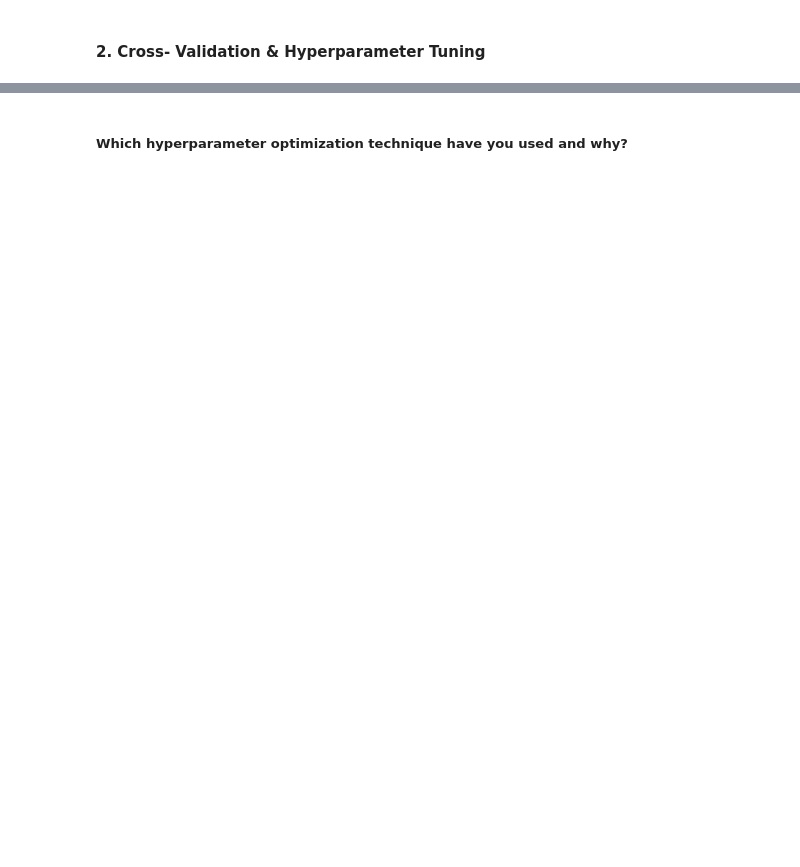
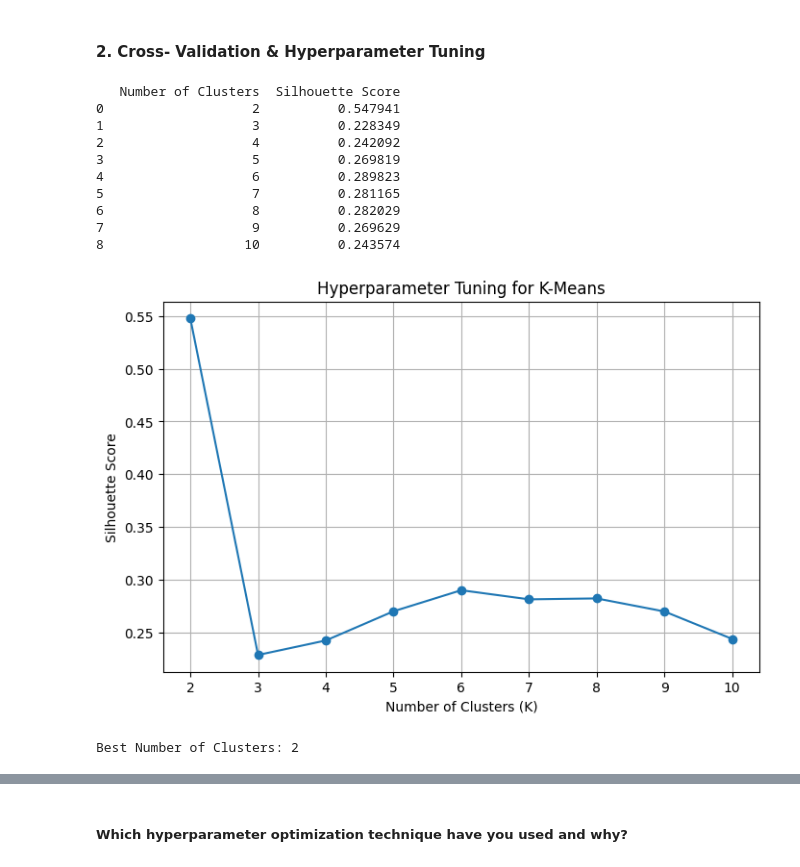
Before and after one commit to Bhuvneshwari19/flipkart-product-clustering, a Jupyter notebook: flipkart_products.ipynb, the cells around one changed output, grey strips where cells are left out. Cells and saved outputs as stored; diff of their text form; code cells hidden in the pictures; blank space fills up the shorter version.

```diff
--- a/flipkart_products.ipynb
+++ b/flipkart_products.ipynb
@@ -1627,0 +1728,50 @@ Answer Here.
+# %%
+from sklearn.cluster import KMeans
+from sklearn.metrics import silhouette_score
+# Hyperparameter tuning using Silhouette Score
+results = []
+
+for k in range(2, 11):
+    model = KMeans(n_clusters=k, random_state=42, n_init=10)
+    labels = model.fit_predict(reduced_features)
+    score = silhouette_score(reduced_features, labels)
+
+    results.append([k, score])
+
+# Create DataFrame
+results_df = pd.DataFrame(results, columns=['Number of Clusters', 'Silhouette Score'])
+
+print(results_df)
+
+# Plot Silhouette Scores
+plt.figure(figsize=(8,5))
+plt.plot(results_df['Number of Clusters'],
+         results_df['Silhouette Score'],
+         marker='o')
+
+plt.title("Hyperparameter Tuning for K-Means")
+plt.xlabel("Number of Clusters (K)")
+plt.ylabel("Silhouette Score")
+plt.grid(True)
+plt.show()
+
+# Best K
+best_k = results_df.loc[
+    results_df['Silhouette Score'].idxmax(),
+    'Number of Clusters'
+]
+
+print(f"\nBest Number of Clusters: {best_k}")
+# %% [output]
+   Number of Clusters  Silhouette Score
+0                   2          0.547941
+1                   3          0.228349
+2                   4          0.242092
+3                   5          0.269819
+4                   6          0.289823
+5                   7          0.281165
+6                   8          0.282029
+7                   9          0.269629
+8                  10          0.243574
+[figure, added]
+Best Number of Clusters: 2
```
Also changed, not shown: parts of 48 cells of this notebook.
